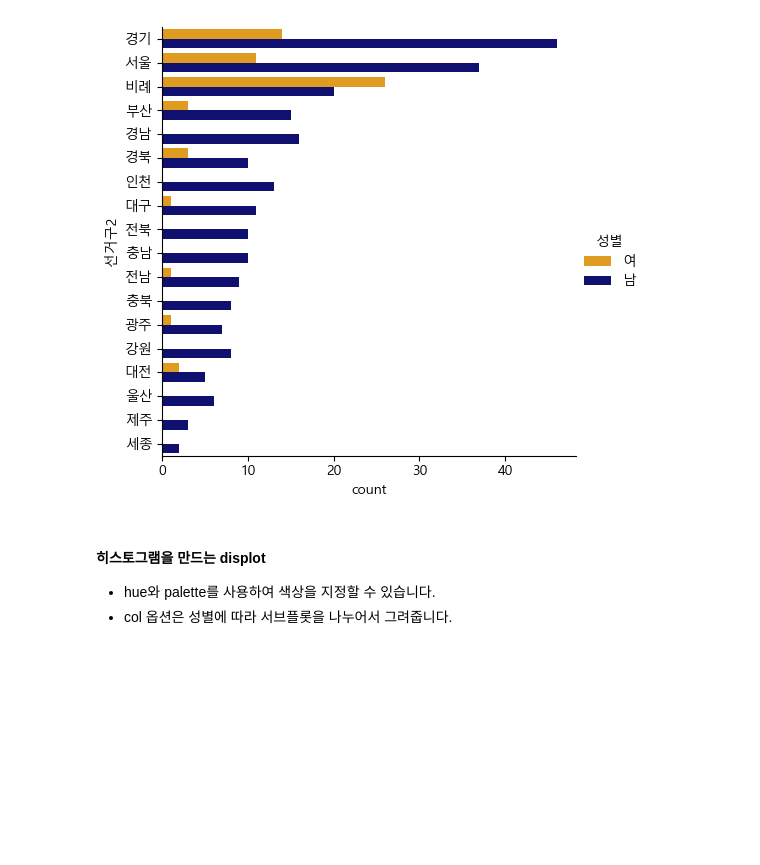
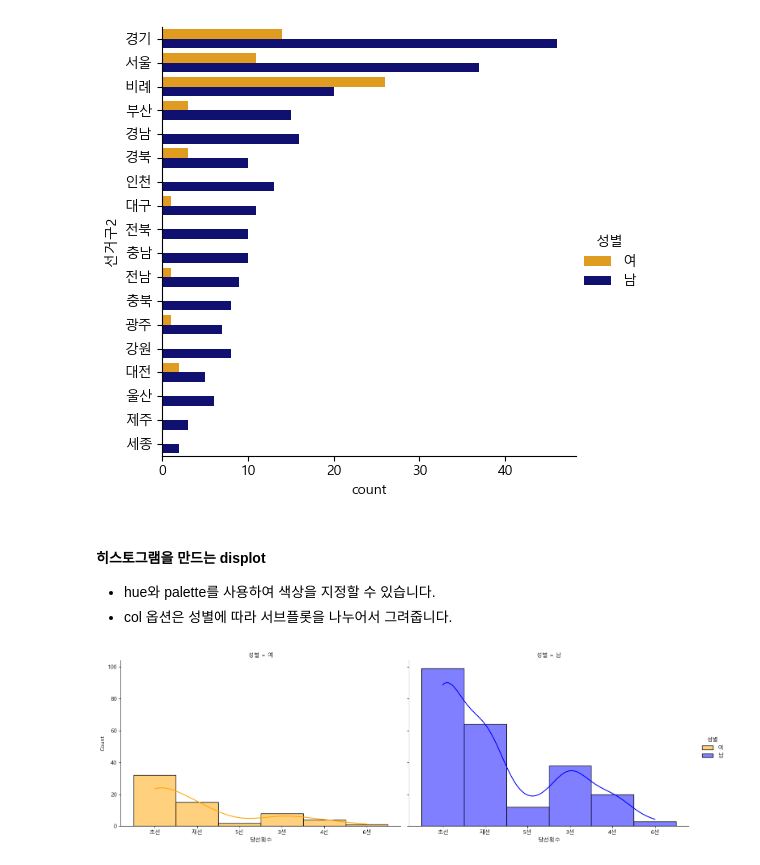
Before and after one commit to vega2kgkube/Python_Webscraping_Analysis, a Jupyter notebook: 05.국회의원현황_New2025.ipynb, the cells around one changed output. Cells and saved outputs as stored; diff of their text form; code cells hidden in the pictures; blank space fills up the shorter version.

Commit message:
Image display

```diff
--- a/05.국회의원현황_New2025.ipynb
+++ b/05.국회의원현황_New2025.ipynb
@@ -355,13 +361,16 @@ plt.show()
 * hue와 palette를 사용하여 색상을 지정할 수 있습니다.
 * col 옵션은 성별에 따라 서브플롯을 나누어서 그려줍니다.
 # %%
-sns.displot(
+_ = sns.displot(
     data=member_df,
     x='당선횟수',
     hue='성별',  # 성별에 따라 색상 구분
     col='성별',  # 성별에 따라 캔버스 구분
     palette={'남': 'blue', '여': 'orange'},  # 색상 지정
     kde=True,  # 커널 밀도 추정 곡선 추가 (선택 사항)
     height=5,  # 각 플롯의 높이
     aspect=1.5  # 각 플롯의 가로 세로 비율
 )
+plt.show()
+# %% [output]
+[figure, added]
```
Also changed, not shown: parts of 1 cell of this notebook.
